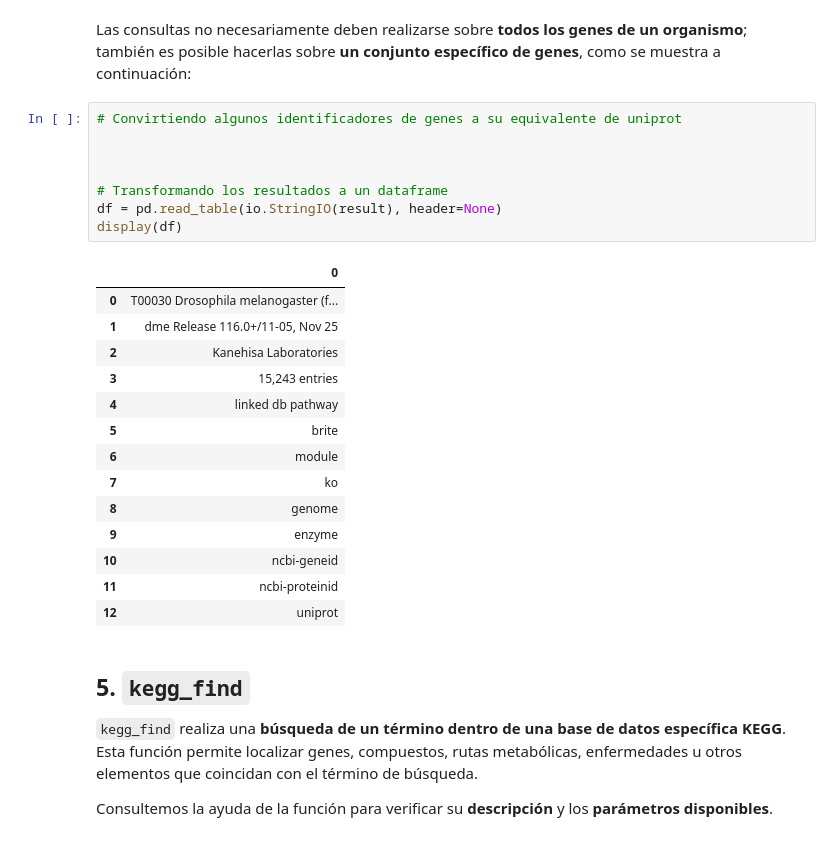
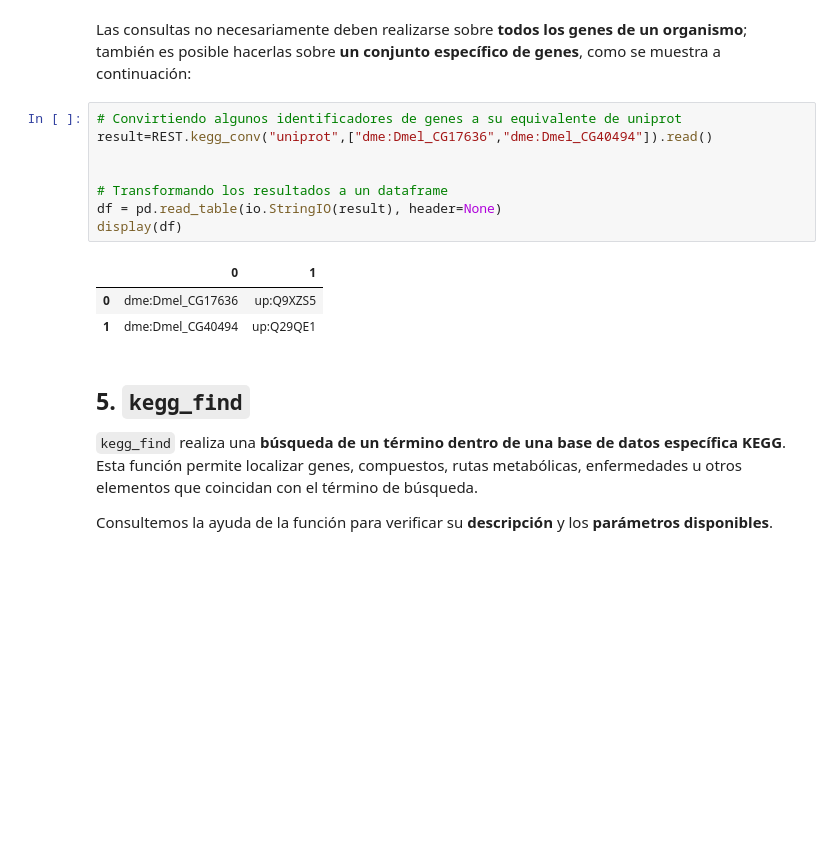
Before and after one commit to Hectorjlo/BioPython, a Jupyter notebook: src/Kegg.ipynb, the cells around one changed output. Saved outputs shown, nothing was run; the diff lists cells and outputs as text; blank space fills up the shorter version.

```diff
--- a/src/Kegg.ipynb
+++ b/src/Kegg.ipynb
@@ -456,27 +432,16 @@ El resultado es una tabla que muestra las correspondencias entre los **identific
 Las consultas no necesariamente deben realizarse sobre **todos los genes de un organismo**; también es posible hacerlas sobre **un conjunto específico de genes**, como se muestra a continuación:
 # %%
 # Convirtiendo algunos identificadores de genes a su equivalente de uniprot
-
+result=REST.kegg_conv("uniprot",["dme:Dmel_CG17636","dme:Dmel_CG40494"]).read()
 
 
 # Transformando los resultados a un dataframe
 df = pd.read_table(io.StringIO(result), header=None)
 display(df)
 # %% [output]
-|  | 0 |
-| 0 | T00030 Drosophila melanogaster (f... |
-| 1 | dme Release 116.0+/11-05, Nov 25 |
-| 2 | Kanehisa Laboratories |
-| 3 | 15,243 entries |
-| 4 | linked db pathway |
-| 5 | brite |
-| 6 | module |
-| 7 | ko |
-| 8 | genome |
-| 9 | enzyme |
-| 10 | ncbi-geneid |
-| 11 | ncbi-proteinid |
-| 12 | uniprot |
+|  | 0 | 1 |
+| 0 | dme:Dmel_CG17636 | up:Q9XZS5 |
+| 1 | dme:Dmel_CG40494 | up:Q29QE1 |
 # %% [markdown]
 ## 5. `kegg_find`
 
```
Also changed, not shown: parts of 24 cells of this notebook.
